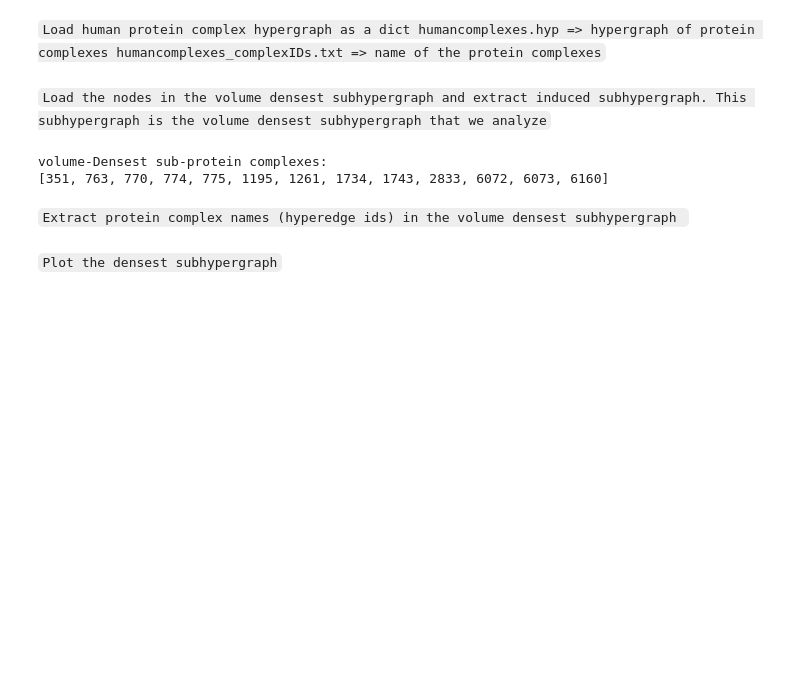
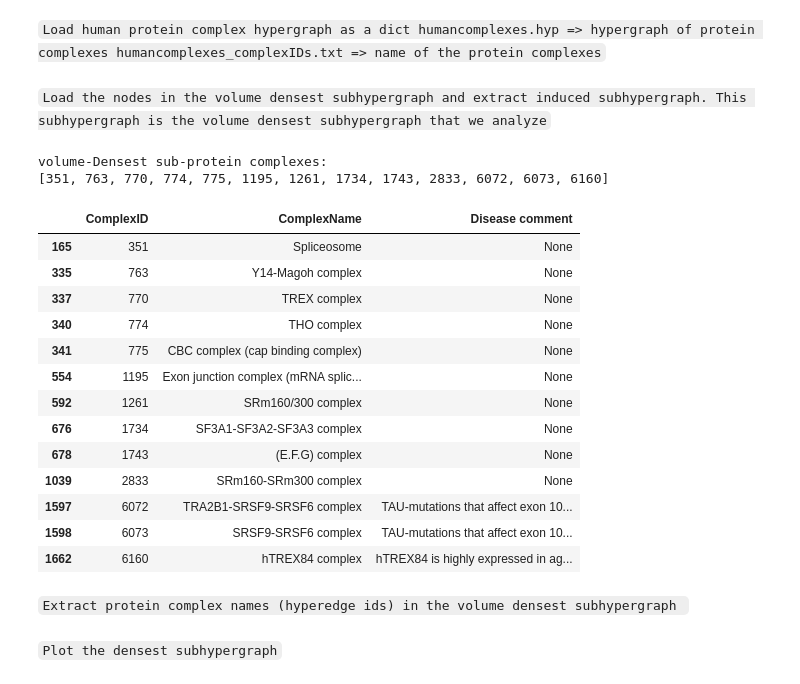
Before and after one commit to toggled/vldbsubmission, a Jupyter notebook: notebooks/casestudyI.ipynb, the cells around one changed output. Saved outputs shown, nothing was run; the diff lists cells and outputs as text; code cells hidden in the pictures; blank space fills up the shorter version.

```diff
--- a/notebooks/casestudyI.ipynb
+++ b/notebooks/casestudyI.ipynb
@@ -122,6 +122,23 @@ print(sub_complexes_volD)
 # %% [output]
 volume-Densest sub-protein complexes:
 [351, 763, 770, 774, 775, 1195, 1261, 1734, 1743, 2833, 6072, 6073, 6160]
+# %%
+human_df[(human_df.ComplexID.isin(sub_complexes_volD))][['ComplexID','ComplexName','Disease comment']].head(15)
+# %% [output]
+|  | ComplexID | ComplexName | Disease comment |
+| 165 | 351 | Spliceosome | None |
+| 335 | 763 | Y14-Magoh complex | None |
+| 337 | 770 | TREX complex | None |
+| 340 | 774 | THO complex | None |
+| 341 | 775 | CBC complex (cap binding complex) | None |
+| 554 | 1195 | Exon junction complex (mRNA splic... | None |
+| 592 | 1261 | SRm160/300 complex | None |
+| 676 | 1734 | SF3A1-SF3A2-SF3A3 complex | None |
+| 678 | 1743 | (E.F.G) complex | None |
+| 1039 | 2833 | SRm160-SRm300 complex | None |
+| 1597 | 6072 | TRA2B1-SRSF9-SRSF6 complex | TAU-mutations that affect exon 10... |
+| 1598 | 6073 | SRSF9-SRSF6 complex | TAU-mutations that affect exon 10... |
+| 1662 | 6160 | hTREX84 complex | hTREX84 is highly expressed in ag... |
 # %% [markdown]
 `Extract protein complex names (hyperedge ids) in the volume densest subhypergraph `
 # %%
```
Also changed, not shown: parts of 2 cells of this notebook, 35 other files.
